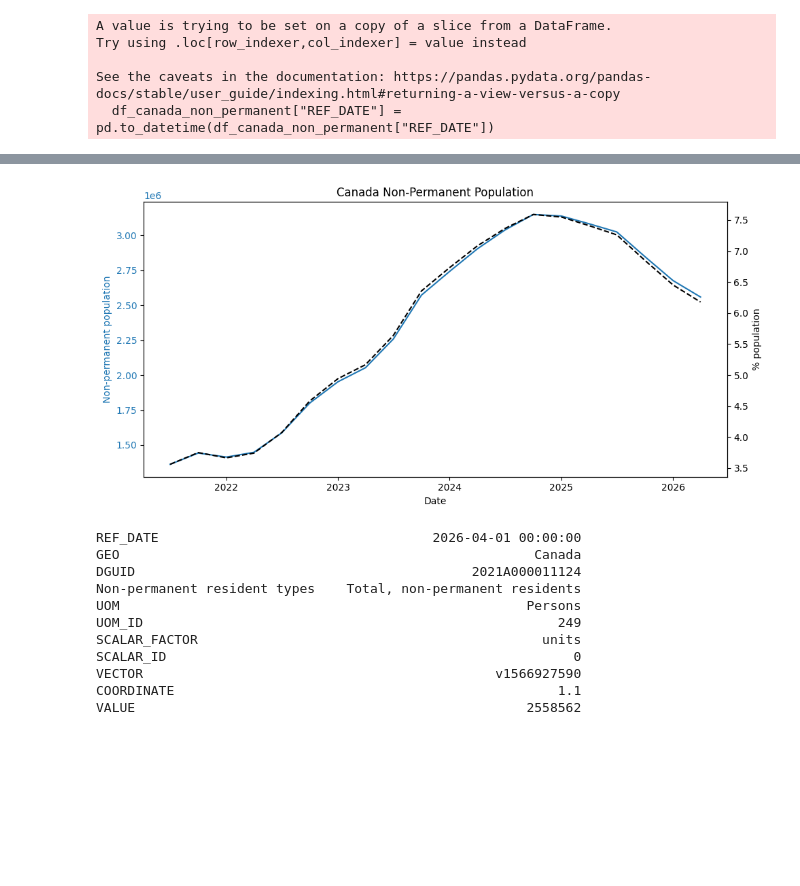
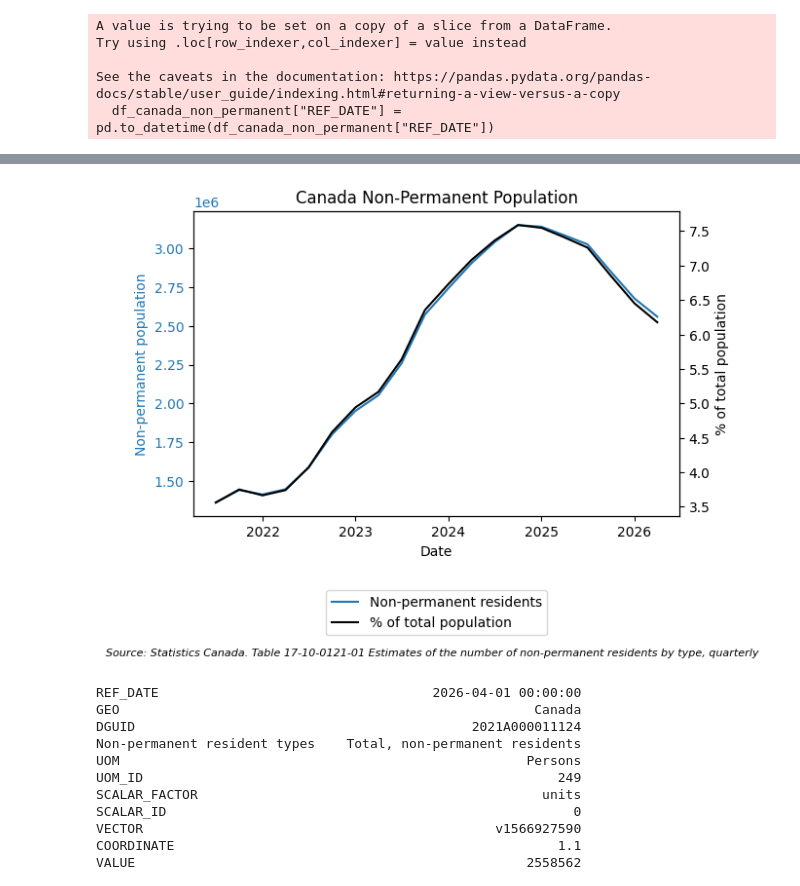
Before and after one commit to yrmo/gcinfo, a Jupyter notebook: non-permanent-population-2021-present.ipynb, the cells around one changed output, grey strips where cells are left out. Drawn from its saved outputs; the diff is of its cells as text; code cells hidden in the pictures; blank space fills up the shorter version.

Commit message:
Update plot style in non-permanent population

```diff
--- a/non-permanent-population-2021-present.ipynb
+++ b/non-permanent-population-2021-present.ipynb
@@ -168,47 +194,73 @@ df_canada_non_permanent_total.head()
 import matplotlib.pyplot as plt
 import numpy as np
 
-fig, ax1 = plt.subplots(figsize=(10, 5))
+fig, ax1 = plt.subplots()
 
 # Left axis – absolute non-permanent population
 ax1.plot(
     df_canada_non_permanent_total["REF_DATE"],
     df_canada_non_permanent_total["VALUE"],
     color="tab:blue",
+    linestyle="-",
     label="Non-permanent residents"
 )
 ax1.set_xlabel("Date")
 ax1.set_ylabel("Non-permanent population", color="tab:blue")
 ax1.tick_params(axis="y", labelcolor="tab:blue")
 
 # Right axis – percentage of total population
 pop_lookup = dict(zip(df_canada_population["REF_DATE"], df_canada_population["VALUE"]))
 
 pct = [
     val / pop_lookup[date] * 100
     if date in pop_lookup else np.nan
     for date, val in zip(
         df_canada_non_permanent_total["REF_DATE"],
         df_canada_non_permanent_total["VALUE"]
     )
 ]
 
 ax2 = ax1.twinx()
 ax2.plot(
     df_canada_non_permanent_total["REF_DATE"],
     pct,
     color="black",
-    linestyle="--",
+    linestyle="-",
     label="% of total population"
 )
-ax2.set_ylabel(r"% population", color="black")
+ax2.set_ylabel("% of total population", color="black")
 ax2.tick_params(axis="y", labelcolor="black")
 
-plt.title("Canada Non-Permanent Population")
-fig.tight_layout()
+ax1.set_title("Canada Non-Permanent Population")
+
+# Combined legend below the plot
+lines1, labels1 = ax1.get_legend_handles_labels()
+lines2, labels2 = ax2.get_legend_handles_labels()
+ax1.legend(
+    lines1 + lines2,
+    labels1 + labels2,
+    title=None,
+    loc="upper center",
+    bbox_to_anchor=(0.5, -0.22),
+    ncol=1,
+    frameon=True
+)
+
+plt.xticks(rotation=45, ha="right")
+plt.subplots_adjust(bottom=0.3)
+
+plt.figtext(
+    0.5, -0.03,
+    "Source: Statistics Canada. Table 17-10-0121-01 Estimates of the number of non-permanent residents by type, quarterly",
+    ha="center",
+    fontsize=8,
+    style="italic"
+)
+
+plt.tight_layout()
 plt.show()
 # %% [output]
-[figure, old version]
+[figure, new version]
 # %%
 most_recent_canada_total_non_permanent = df_canada_non_permanent_total.iloc[-1]
 most_recent_canada_total_non_permanent
```
Also changed, not shown: parts of 4 cells of this notebook.
